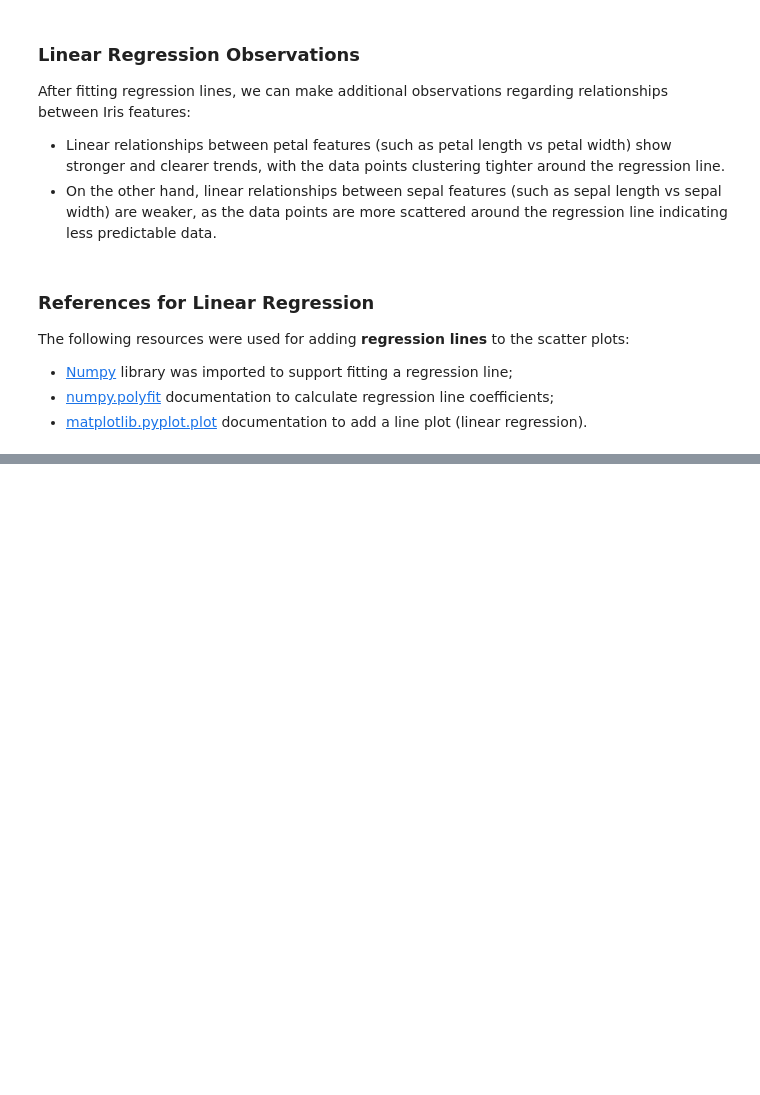
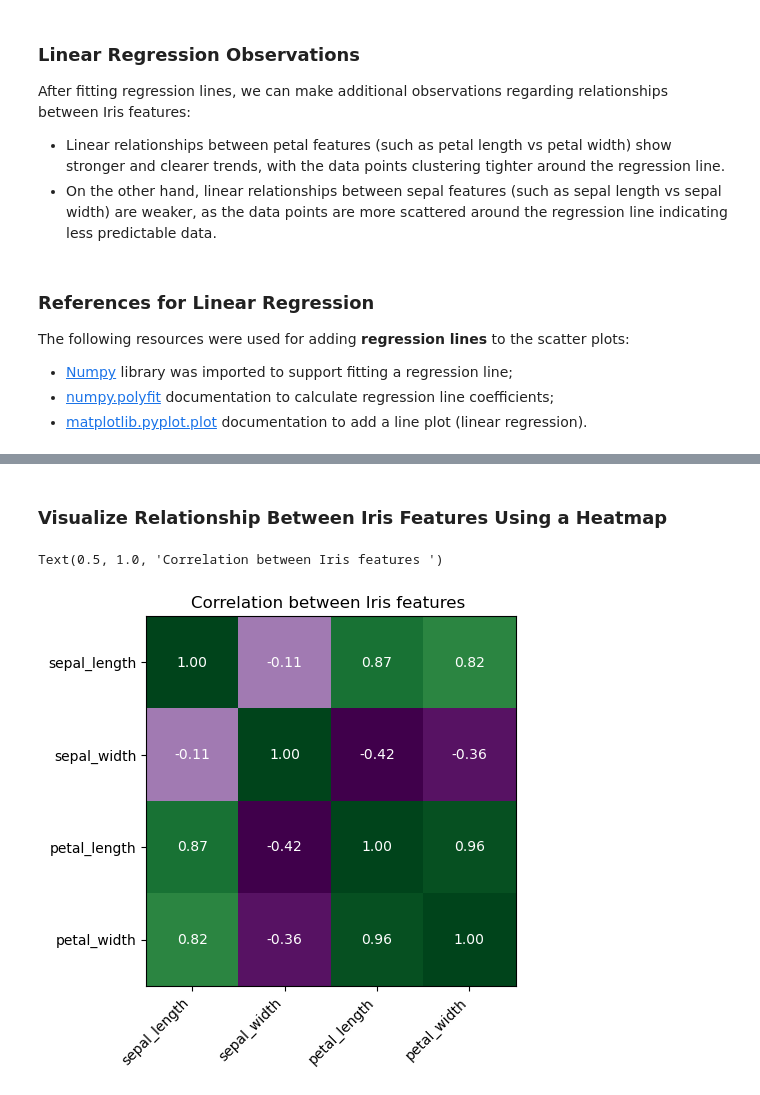
Before and after one commit to Oksyyy/pands-project, a Jupyter notebook: project.ipynb, the cells around one changed output, grey strips where cells are left out. Saved outputs shown, nothing was run; the diff lists cells and outputs as text; code cells hidden in the pictures; blank space fills up the shorter version.

Commit message:
Added Correlations and Heatmap, restructured analysis.py with new code and to improve efficiency and readability, improved outputs formatting and made other fixes as part of the overall review

```diff
--- a/project.ipynb
+++ b/project.ipynb
@@ -239,8 +239,10 @@ Index(['sepal_length', 'sepal_width', 'petal_length', 'petal_width', 'class'], d
 Write a function that takes a list of features and returns a string with summary statistics for each feature.
 """
 def summary_stats(features):
-    # Initialize an empty string for the function to append the summary of each feature
-    summary_string = ""
+    # Initialize a string for the function to append the summary of each feature
+    # Set a title of the summary string
+    # The \n character is used to create a new line in the string for readability
+    summary_string = "IRIS DATASET FEATURE SUMMARY\n\n"
 
     # Iterate through each feature (column) in the list of features using a for loop
     # Feature names are stored in the variable "features" defined outside the function
@@ -767,0 +785,8 @@ The following resources were used for adding **regression lines** to the scatter
+# %%
+# Use the corr() function to calculate the correlation matrix
+# Pass the method as 'pearson' and set numeric_only to True to include only numerical columns
+# The correlation matrix shows the correlation between each pair of numerical features
+corr_matrix = iris_df.corr('pearson', numeric_only=True)
+
+# Show the correlation matrix
+corr_matrix
@@ -767,0 +799,39 @@ The following resources were used for adding **regression lines** to the scatter
+# %% [markdown]
+### Visualize Relationship Between Iris Features Using a Heatmap
+# %%
+# Plot figure and axes using the subplots() function
+# The figure acts as an empty box for a plot
+# The axes represents a plot area
+fig, ax = plt.subplots()
+
+# Set x & y axes labels
+# Use the columns attribute to get the feature names
+labels = corr_matrix.columns
+
+# Generate a heatmap using matplotlib imshow() function
+# Use cmap='PRGn' to set plot colors for better interpretation of results
+ax.imshow(corr_matrix, cmap='PRGn')
+
+# Set custom ticks and label them with the respective feature names
+# Use range() to generate a sequence of positions for ticks (and label them as features)
+# The use of len() gives the total number of features
+# The argument ha="right" aligns the right edge of label text with the tick mark on x axis
+# Rotation by 45 degrees improves readability of labels
+ax.set_xticks(range(len(labels)), labels=labels, rotation=45, ha="right")
+ax.set_yticks(range(len(labels)), labels=labels)
+
+# Loop over data dimensions and create text annotations
+# The iteration structure is used from one of the plotting examples shown in the documentation linked above
+# F-string and ":.2f" are used to format and round values to 2 decimal places for clarity
+for i in range(len(labels)):
+    for j in range(len(labels)):
+        # Use the text() function to add text annotations to the heatmap
+        # Use the iloc[] function to access the correlation values in the matrix
+        # The ha and va arguments are used to set the horizontal and vertical alignment of the text
+        text = ax.text(j, i, f"{corr_matrix.iloc[i, j]:.2f}",
+                       ha="center", va="center", color="w")
+# Set title
+ax.set_title("Correlation between Iris features ")
+# %% [output]
+Text(0.5, 1.0, 'Correlation between Iris features ')
+[figure, added]
```
Also changed, not shown: parts of 8 cells of this notebook, 8 other files.
